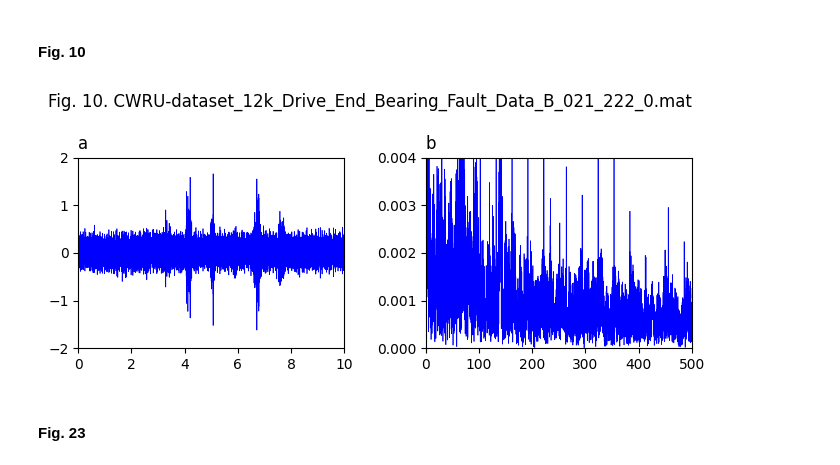
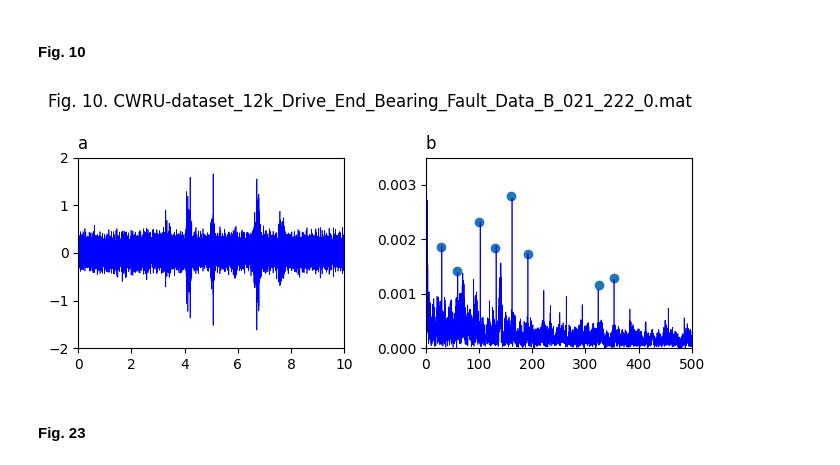
Before and after one commit to Aalto-Arotor/openConMo, a Jupyter notebook: src/randall_examples.ipynb, the cells around one changed output. Saved outputs shown, nothing was run; the diff lists cells and outputs as text; code cells hidden in the pictures.

```diff
--- a/src/randall_examples.ipynb
+++ b/src/randall_examples.ipynb
@@ -7,11 +7,12 @@ http://dx.doi.org/10.1016/j.ymssp.2015.04.021
 ## Plotting methods
 # %%
 import glob
-
 import numpy as np
 import matplotlib.pyplot as plt
+import scipy
 
-from randall_methods import randall_method_1, randall_method_2, randall_method_22, randall_method_3
+from randall_methods import randall_method_1, randall_method_2, randall_method_3
+from matplotlib.gridspec import GridSpec
 import data_utils as du
 
 %matplotlib inline
@@ -29,8 +30,13 @@ def plot_method_1(title, time, signal, sq_env_f, sq_env, x1lim=None, y1lim=None,
     ax2.set_xlim(x2lim or (0, 500))
     ax2.set_ylim(y2lim or (0, 5))
 
+    x = [29.191616766467064, 57.93413173652694, 100.59880239520957, 160.77844311377245, 130.688622754491, 191.31736526946108, 354.34131736526945, 324.7005988023952]
+    y = [0.001858267716535433, 0.0014251968503937009, 0.0023149606299212597, 0.002799212598425197, 0.0018346456692913387, 0.001736220472440945, 0.0012952755905511811, 0.0011574803149606299]
+    ax2.scatter(x, y)
+
     ax1.set_title("a", loc="left")
     ax2.set_title("b", loc="left")
+
 
     fig.suptitle(title)
     plt.tight_layout()
@@ -44,7 +50,9 @@ def plot_method_3(title, time, signal, sq_env_f, sq_env, ylim=None):
     ax2.plot(sq_env_f, sq_env, c="b", linewidth=0.5)
 
     ax1.set_xlim(2, 10)
-    ax2.set_xlim(0, 550)
+    ax2.set_xlim(0, 500)
+    ax2.set_ylim(0, 4.6)
+
     ax1.set_title("a", loc="left")
     ax2.set_title("b", loc="left")
 
@@ -664,18 +702,18 @@ plot_ax2_only(title, sq_env_f, sq_env, (0, 300), (0, 0.0024))
 # %%
 '''
 Fig. 10. Record 222DE (12k, 0.021 in. drive end ball fault, 1797 rpm).
 (a) Raw time signal. (b) Envelope spectrum from Method 1 (raw signal); P1 diagnosis.'
 '''
 fs = 12e3
 mat_files = glob.glob("CWRU-dataset/**/*222*.mat", recursive=True)
 title = "Fig. 10. " + mat_files[0].replace("/", "_")
 signal, _, _, rpm = du.extract_signals(mat_files[0], normal=False)
 time = np.linspace(0, len(signal)/fs, len(signal))
 
 sq_env_f, sq_env = randall_method_1(signal, fs)
-plot_method_1(title, time, signal, sq_env_f, sq_env, (0,10), (-2,2), (0, 500), (0, 0.004))
+plot_method_1(title, time, signal, sq_env_f, sq_env / 4, (0,10), (-2,2), (0, 500), (0, 0.0035))
 # %% [output]
-[figure, old version]
+[figure, new version]
 # %% [markdown]
 #### Fig. 23
 # %%
```
Also changed, not shown: parts of 14 cells of this notebook, 3 other files.
